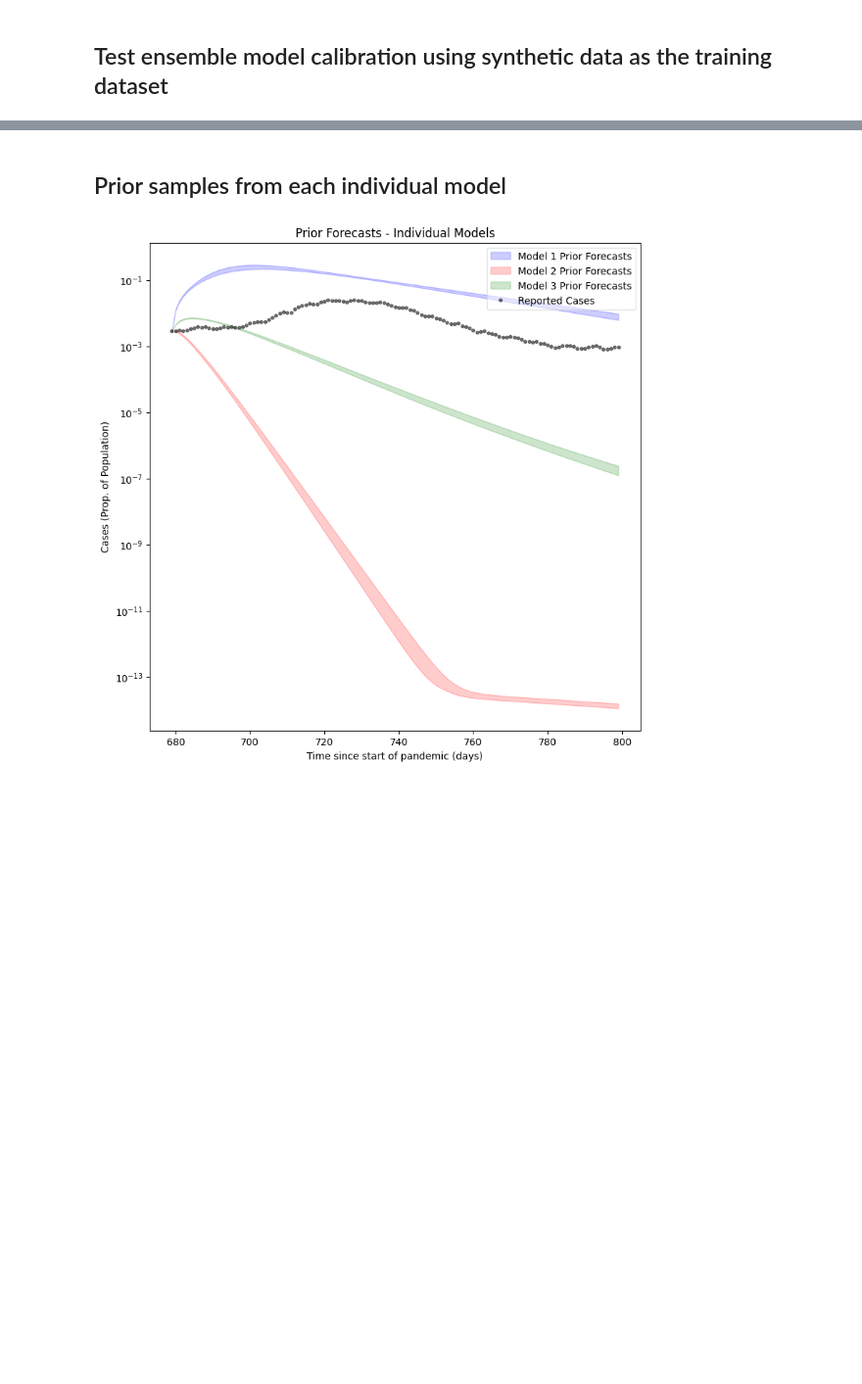
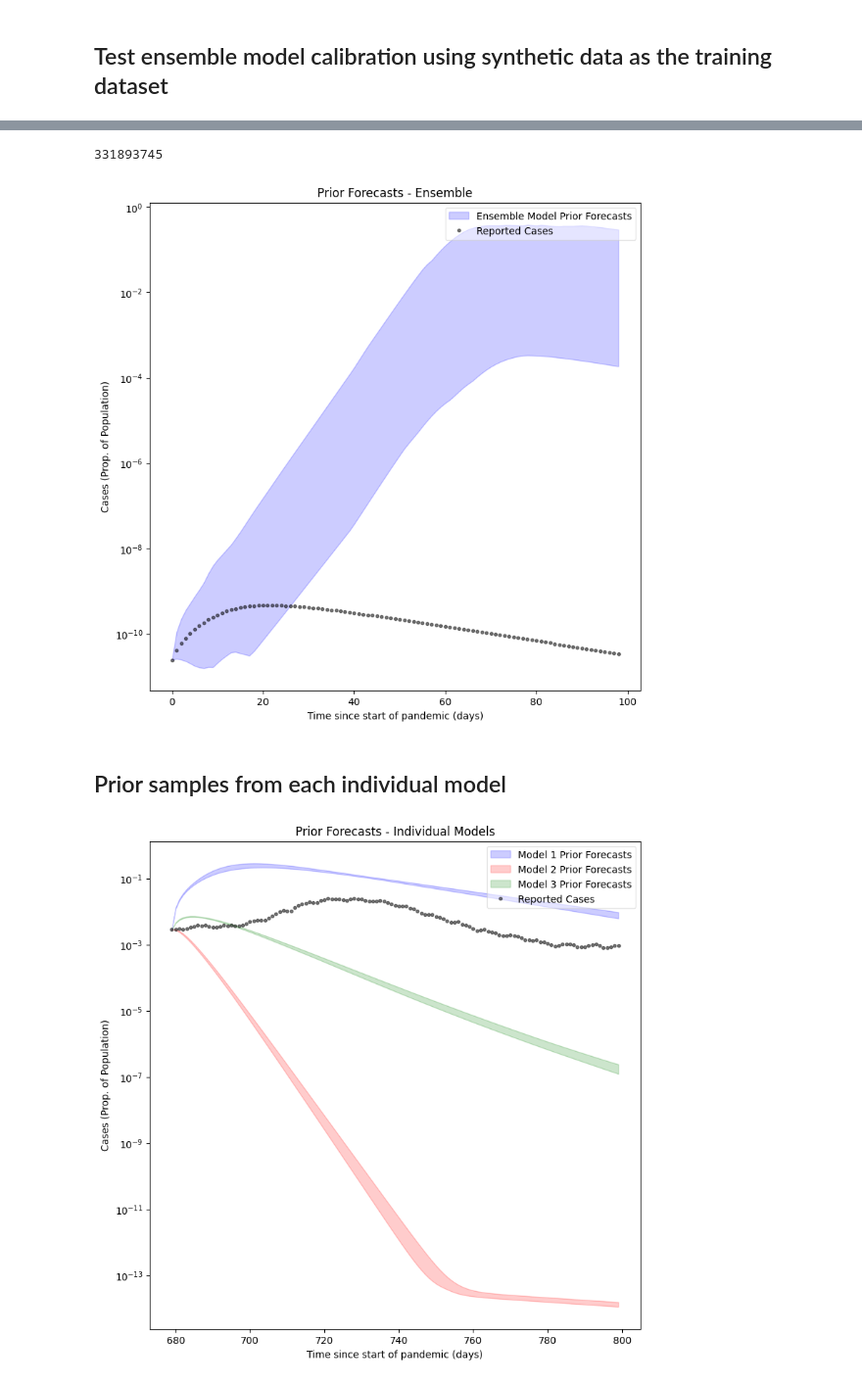
Before and after one commit to ciemss/pyciemss, a Jupyter notebook: notebook/april_ensemble/syndata_generate_and_test.ipynb, the cells around one changed output, grey strips where cells are left out. Shown at 98% size. Drawn from its saved outputs; the diff is of its cells as text; code cells hidden in the pictures; blank space fills up the shorter version.

```diff
--- a/notebook/april_ensemble/syndata_generate_and_test.ipynb
+++ b/notebook/april_ensemble/syndata_generate_and_test.ipynb
@@ -967,0 +1102,23 @@ ax = plot_observations(synth_data_df['Cases'], t_points, ax=ax, color="black", l
+# %%
+# Setup the Ensemble
+
+models = [model1, model2, model3]
+weights = [1/3, 1/3, 1/3]
+
+start_time = train_timepoints[0] - 1e-5
+start_states = [start_state1, start_state2, start_state3]
+solution_mappings = [solution_mapping1, solution_mapping2, solution_mapping3]
+
+ensemble_total_population = 1.0
+dirichlet_concentration = 1.0
+noise_pseudocount = 100.0
+
+ensemble = setup_model(models,
+                       weights,
+                       solution_mappings,
+                       start_time,
+                       start_states,
+                       ensemble_total_population,
+                       dirichlet_concentration=dirichlet_concentration,
+                       noise_pseudocount=noise_pseudocount)
+ensemble
@@ -967,0 +1143,15 @@ ax = plot_observations(synth_data_df['Cases'], t_points, ax=ax, color="black", l
+# %%
+data_total_population
+# %% [output]
+331893745
+# %%
+# Sample from the Ensemble
+num_samples = 100
+ensemble_prior_forecasts = sample(ensemble, all_timepoints, num_samples)
+
+plotting_cases = np.array(synth_data_df["case_census"][all_timepoints.astype("int")].astype("float")) / data_total_population
+
+ax = plot_predictive(ensemble_prior_forecasts, all_timepoints, ax=setup_ax(), title="Prior Forecasts - Ensemble", color="blue", label="Ensemble Model Prior Forecasts")
+ax = plot_observations(plotting_cases, all_timepoints, ax=ax, color="black", label="Reported Cases")
+# %% [output]
+[figure, added]
```
Also changed, not shown: parts of 19 cells of this notebook, 1 other file.
